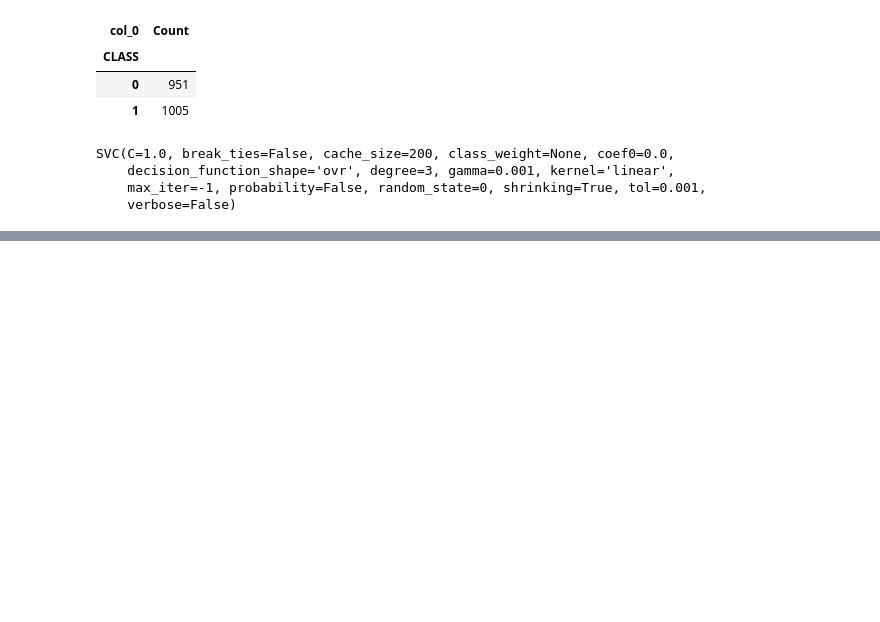
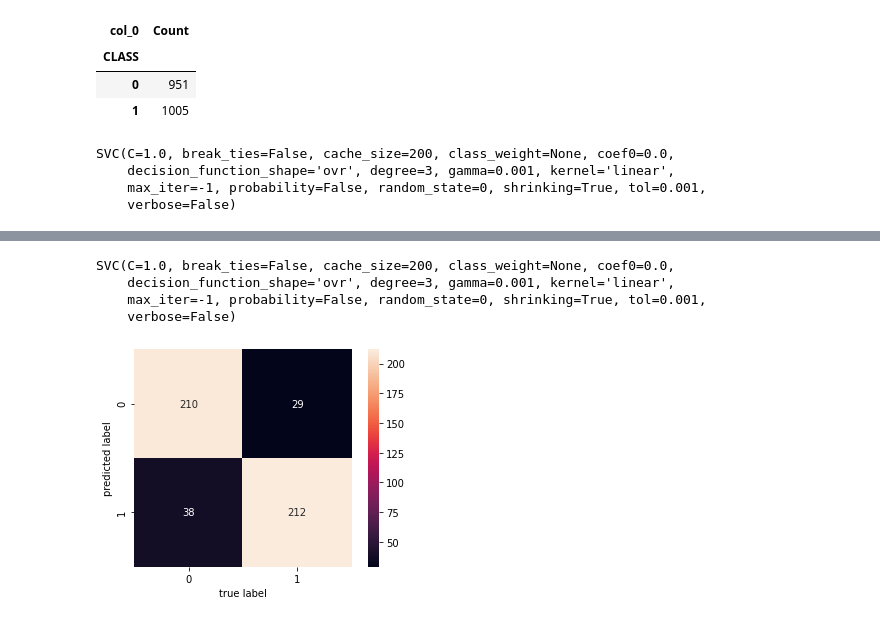
Before and after one commit to datarepresentation/spam-detector, a Jupyter notebook: spamDetector_EDA.ipynb, the cells around one changed output, grey strips where cells are left out. Saved outputs shown, nothing was run; the diff lists cells and outputs as text; code cells hidden in the pictures; blank space fills up the shorter version.

Commit message:
added word2vec model

```diff
--- a/spamDetector_EDA.ipynb
+++ b/spamDetector_EDA.ipynb
@@ -335,0 +401,39 @@ weighted avg       0.94      0.94      0.94       489
+# %%
+comments_array = np.zeros(shape=(len(df["CONTENT"]),300))
+for index, sentence in enumerate(df["CONTENT"]):
+  tokens = nlp(sentence)
+  clean_sentence = [token.lemma_ for token in tokens if not token.is_stop]
+  #clean_sentence = [str(token) for token in tokens ]
+  sentence_vector = []
+  for word in clean_sentence: # In the case a word is not found in the vocabulary, we will append a vector of zeros instead
+    try:
+      sentence_vector.append(w2v_model[word] )
+    except:
+      sentence_vector.append(np.zeros(300))
+      print(word, 'not found')
+  comments_array[index] = np.mean(sentence_vector,axis=0)
+# %%
+X = comments_array
+isnan = np.argwhere(np.isnan(X))
+nan_comments = sorted(set(isnan[:,0])) #index of comments that are NaN values
+# %%
+X[nan_comments,:] = np.zeros(300) # translating NaN comments to an array of zeroes
+y = df.iloc[:,1]
+# %%
+X_train, X_test, y_train, y_test = train_test_split(X, y, test_size=0.25)
+clf = SVC(kernel='linear', random_state=0, gamma=0.001).fit(X_train, y_train)
+print(clf)
+# %% [output]
+SVC(C=1.0, break_ties=False, cache_size=200, class_weight=None, coef0=0.0,
+    decision_function_shape='ovr', degree=3, gamma=0.001, kernel='linear',
+    max_iter=-1, probability=False, random_state=0, shrinking=True, tol=0.001,
+    verbose=False)
+# %%
+y_pred = clf.predict(X_test)
+mat = confusion_matrix(y_test, y_pred) #Print the number of good/bad classified points
+sns.heatmap(mat.T, square=True, annot=True, fmt='d', cbar=True,
+            xticklabels=[0,1], yticklabels=[0,1])
+plt.xlabel('true label')
+plt.ylabel('predicted label');
+# %% [output]
+[figure, added]
```
Also changed, not shown: parts of 17 cells of this notebook.
